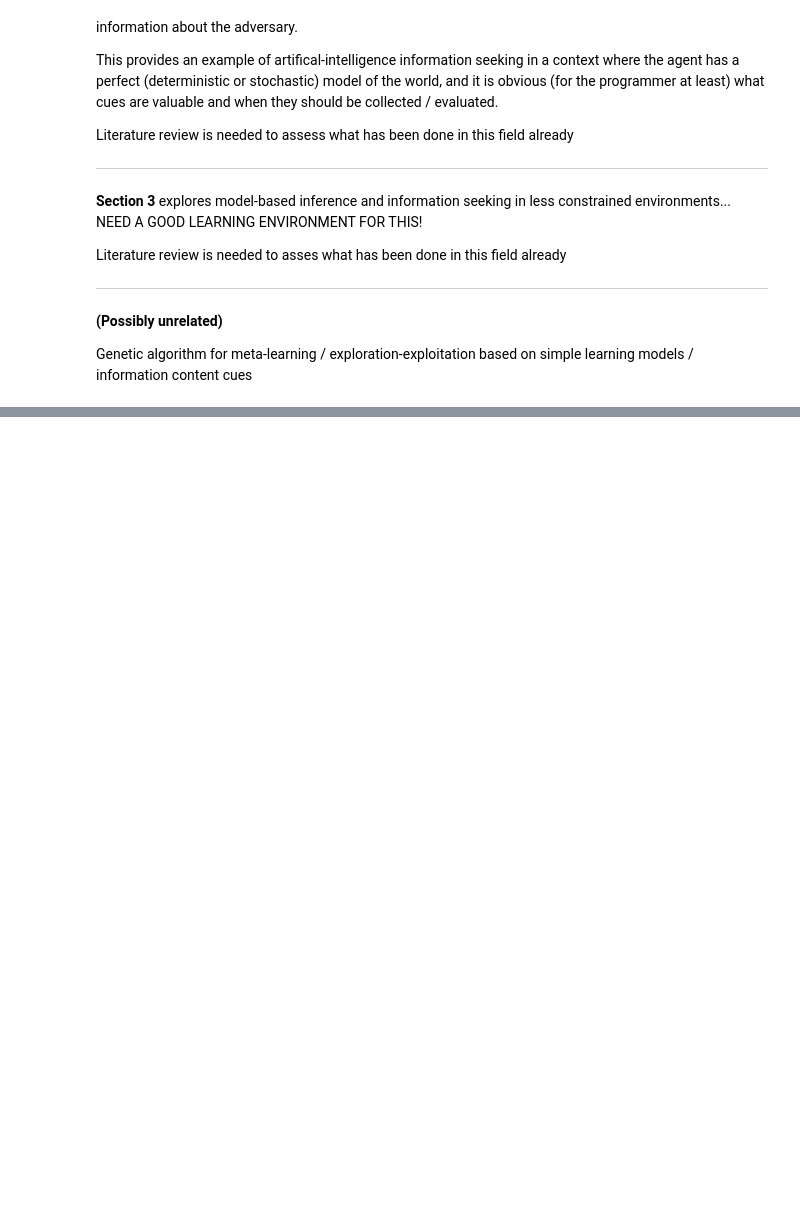
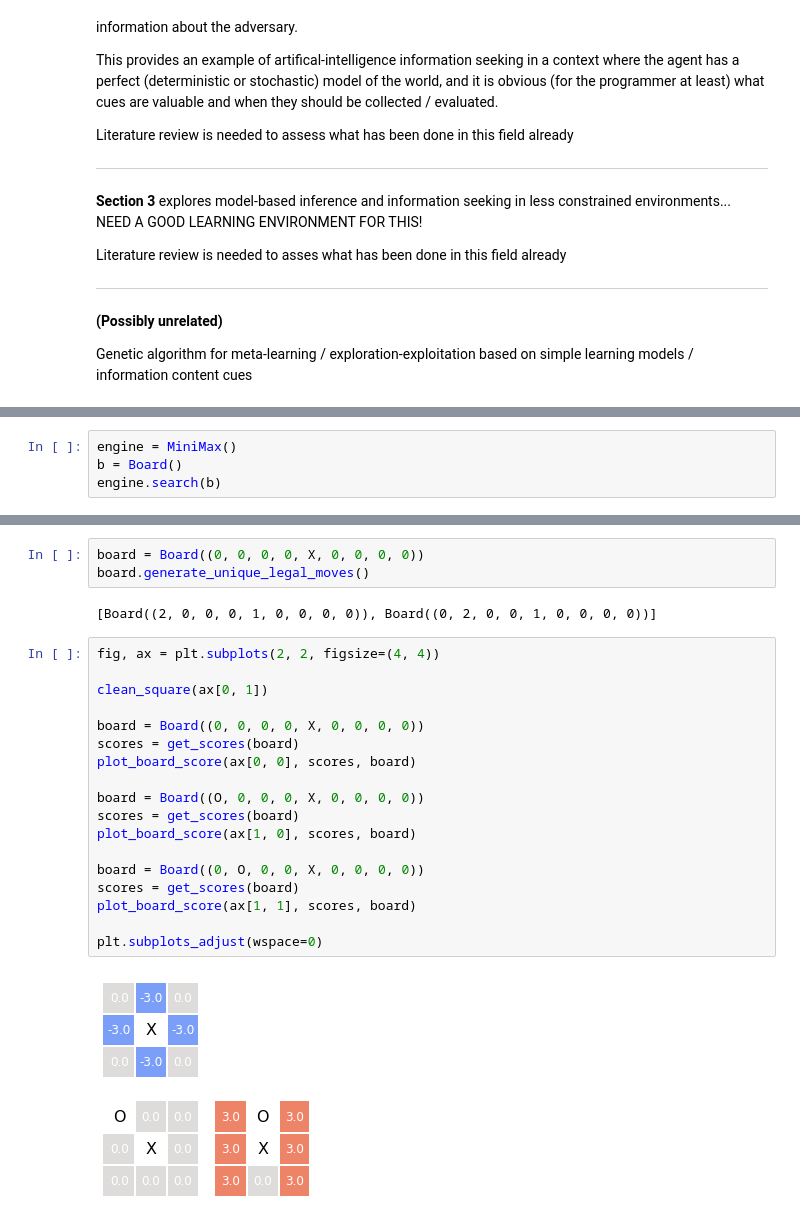
Before and after one commit to ricardoV94/tictactoe, a Jupyter notebook: exploration.ipynb, the cells around one changed output, grey strips where cells are left out. Drawn from its saved outputs; the diff is of its cells as text; blank space fills up the shorter version.

```diff
--- a/exploration.ipynb
+++ b/exploration.ipynb
@@ -40,0 +60,4 @@ Genetic algorithm for meta-learning / exploration-exploitation based on simple l
+# %%
+engine = MiniMax()
+b = Board()
+engine.search(b)
@@ -40,0 +230,25 @@ Genetic algorithm for meta-learning / exploration-exploitation based on simple l
+# %%
+board = Board((0, 0, 0, 0, X, 0, 0, 0, 0))
+board.generate_unique_legal_moves()
+# %% [output]
+[Board((2, 0, 0, 0, 1, 0, 0, 0, 0)), Board((0, 2, 0, 0, 1, 0, 0, 0, 0))]
+# %%
+fig, ax = plt.subplots(2, 2, figsize=(4, 4))
+
+clean_square(ax[0, 1])
+
+board = Board((0, 0, 0, 0, X, 0, 0, 0, 0))
+scores = get_scores(board)
+plot_board_score(ax[0, 0], scores, board)
+
+board = Board((O, 0, 0, 0, X, 0, 0, 0, 0))
+scores = get_scores(board)
+plot_board_score(ax[1, 0], scores, board)
+
+board = Board((0, O, 0, 0, X, 0, 0, 0, 0))
+scores = get_scores(board)
+plot_board_score(ax[1, 1], scores, board)
+
+plt.subplots_adjust(wspace=0)
+# %% [output]
+[figure, added]
```
Also changed, not shown: parts of 23 cells of this notebook, 3 other files.
